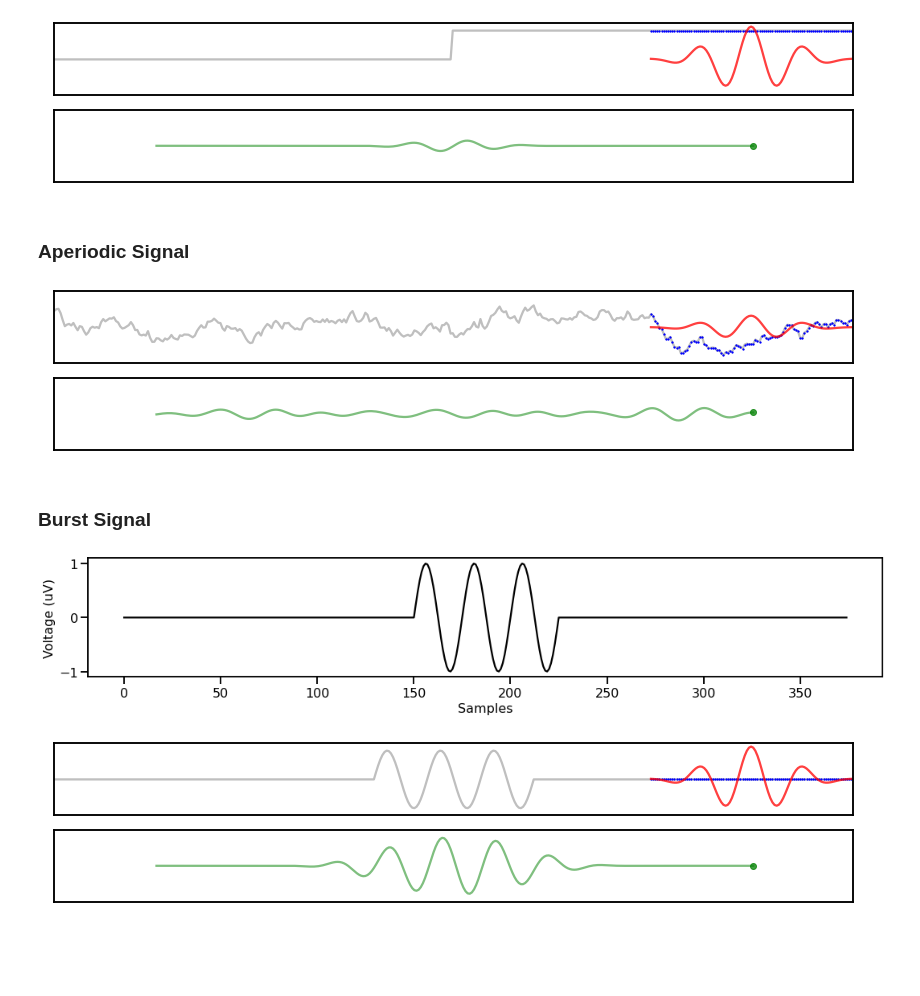
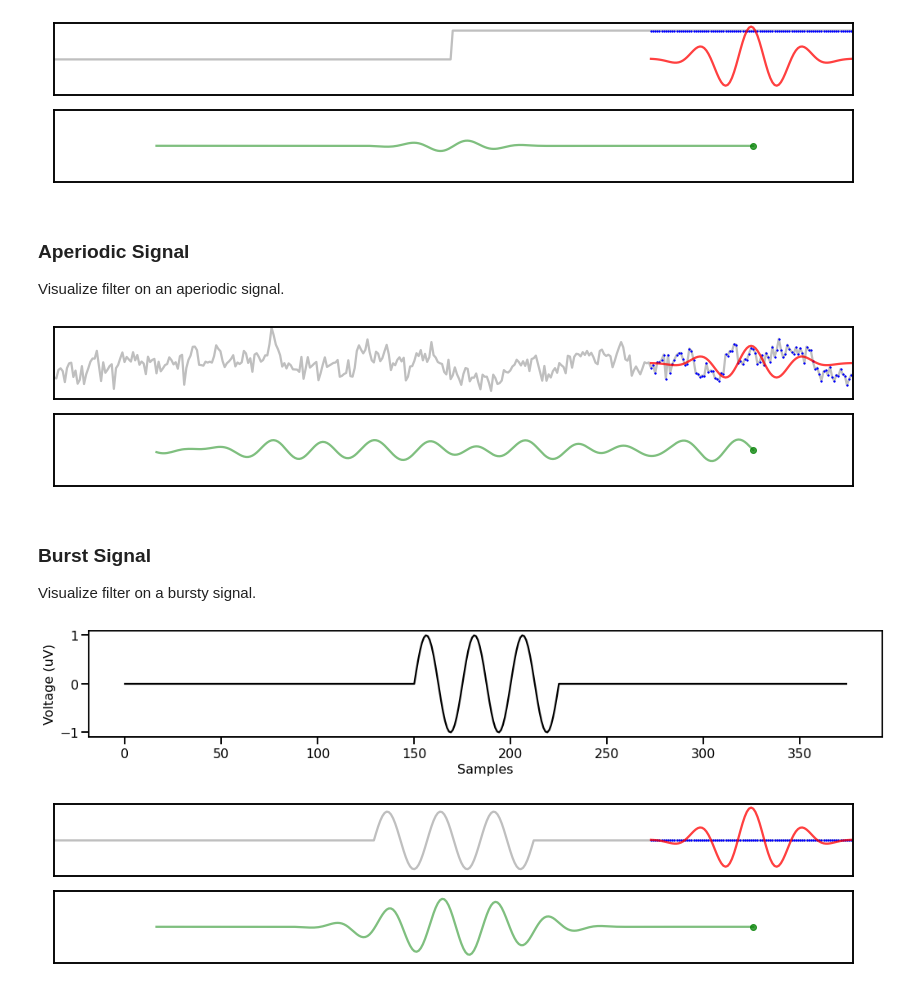
Before and after one commit to TomDonoghue/SigViz, a Jupyter notebook: notebooks/04-filters.ipynb, the cells around one changed output. Cells and saved outputs as stored; diff of their text form; code cells hidden in the pictures; blank space fills up the shorter version.

Commit message:
update filter NB

```diff
--- a/notebooks/04-filters.ipynb
+++ b/notebooks/04-filters.ipynb
@@ -122,12 +140,18 @@ build_all(step_sig, filt_coefs, ylim=[-1.25, 1.25])
 [figure]
 # %% [markdown]
 ### Aperiodic Signal
+
+Visualize filter on an aperiodic signal.
 # %%
-sig = sim_powerlaw(n_seconds, fs, f_range=(1, None))
+# Simulate a purely aperiodic signal
+sig = sim_powerlaw(n_seconds, fs, exponent=-1., f_range=(1, None))
 # %%
-build_all(sig, filt_coefs)
+# Run the filter viz
+build_convolution(sig, filt_coefs*1.5)
 # %% [output]
-[figure, old version]
+[figure, new version]
 # %% [markdown]
 ### Burst Signal
+
+Visualize filter on a bursty signal.
 # %%
@@ -144,5 +165,6 @@ burst_sig[index:index+len(burst)] = burst
 # %%
+# Check the simulated burst signal
 plot_time_series(None, burst_sig)
 # %% [output]
-[figure, old version]
+[figure, new version]
 # %%
```
Also changed, not shown: parts of 53 cells of this notebook.
